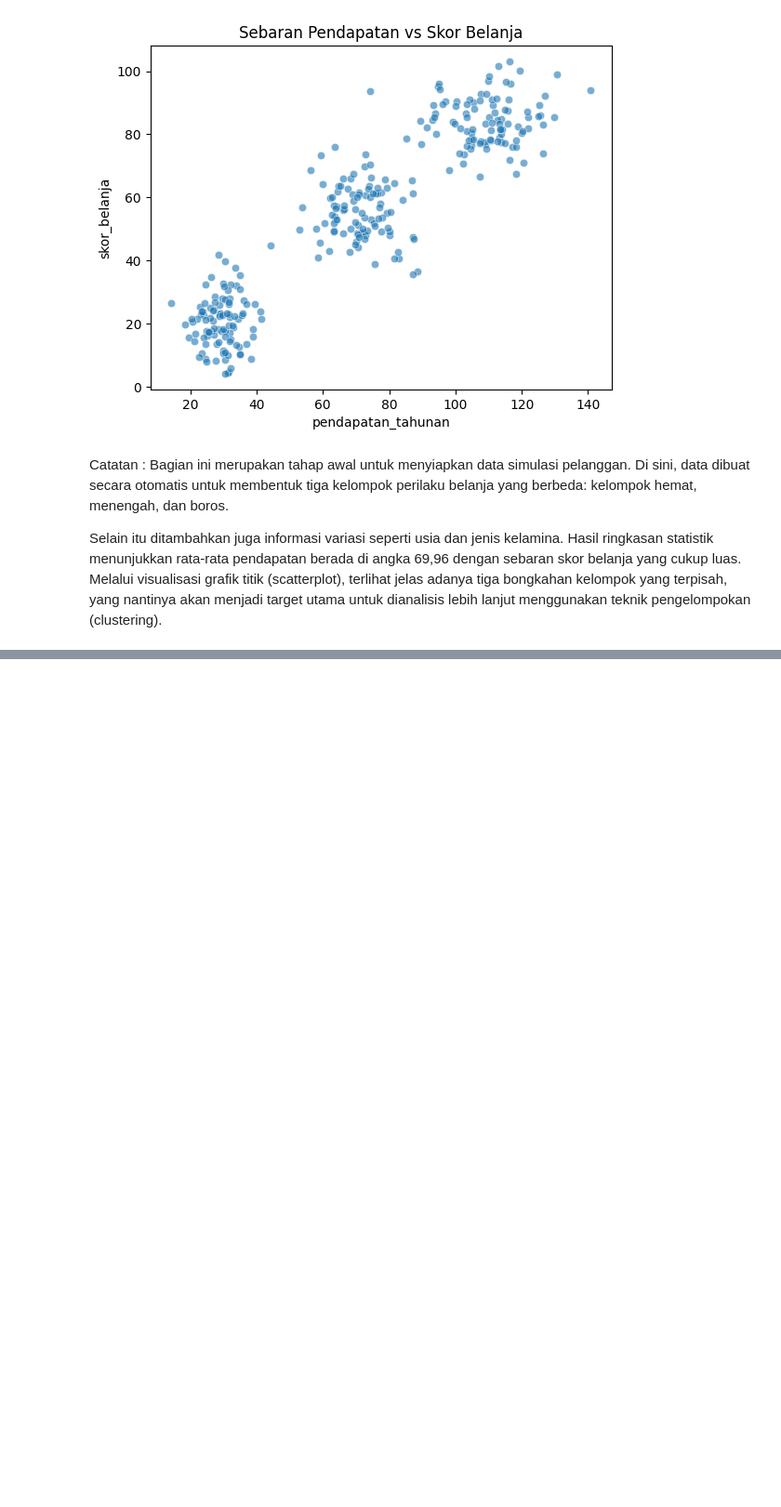
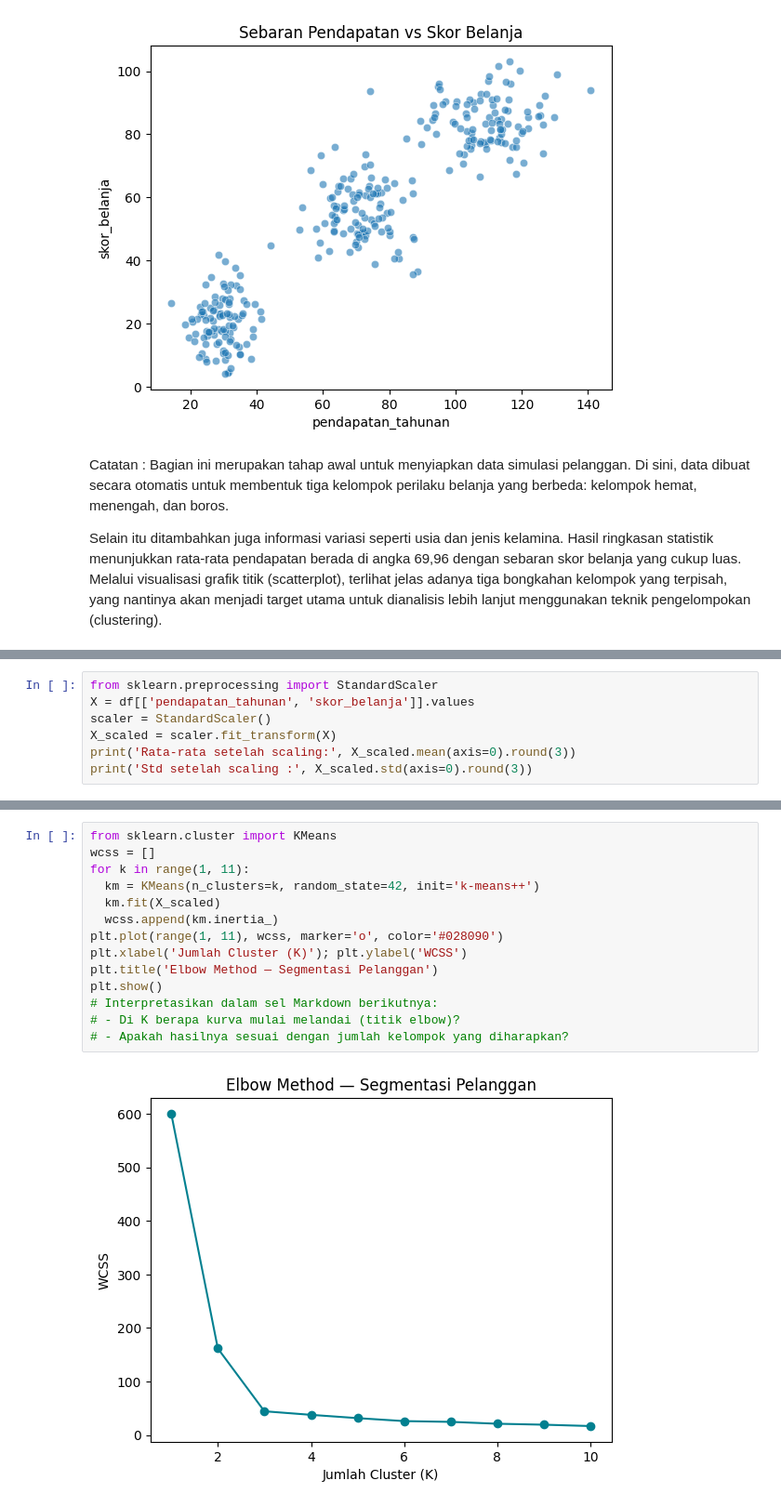
Before and after one commit to sulthanalihsan/data-science-2026, a Jupyter notebook: Pertemuan11_Muhamad_Sulthan_Al_Ihsan_250401020154.ipynb, the cells around one changed output, grey strips where cells are left out. Shown at 93% size. Saved outputs shown, nothing was run; the diff lists cells and outputs as text; blank space fills up the shorter version.

```diff
--- a/Pertemuan11_Muhamad_Sulthan_Al_Ihsan_250401020154.ipynb
+++ b/Pertemuan11_Muhamad_Sulthan_Al_Ihsan_250401020154.ipynb
@@ -44,0 +53,7 @@ Selain itu ditambahkan juga informasi variasi seperti usia dan jenis kelamina. H
+# %%
+from sklearn.preprocessing import StandardScaler
+X = df[['pendapatan_tahunan', 'skor_belanja']].values
+scaler = StandardScaler()
+X_scaled = scaler.fit_transform(X)
+print('Rata-rata setelah scaling:', X_scaled.mean(axis=0).round(3))
+print('Std setelah scaling :', X_scaled.std(axis=0).round(3))
@@ -44,0 +75,16 @@ Selain itu ditambahkan juga informasi variasi seperti usia dan jenis kelamina. H
+# %%
+from sklearn.cluster import KMeans
+wcss = []
+for k in range(1, 11):
+  km = KMeans(n_clusters=k, random_state=42, init='k-means++')
+  km.fit(X_scaled)
+  wcss.append(km.inertia_)
+plt.plot(range(1, 11), wcss, marker='o', color='#028090')
+plt.xlabel('Jumlah Cluster (K)'); plt.ylabel('WCSS')
+plt.title('Elbow Method — Segmentasi Pelanggan')
+plt.show()
+# Interpretasikan dalam sel Markdown berikutnya:
+# - Di K berapa kurva mulai melandai (titik elbow)?
+# - Apakah hasilnya sesuai dengan jumlah kelompok yang diharapkan?
+# %% [output]
+[figure, added]
```
Also changed, not shown: parts of 11 cells of this notebook.
